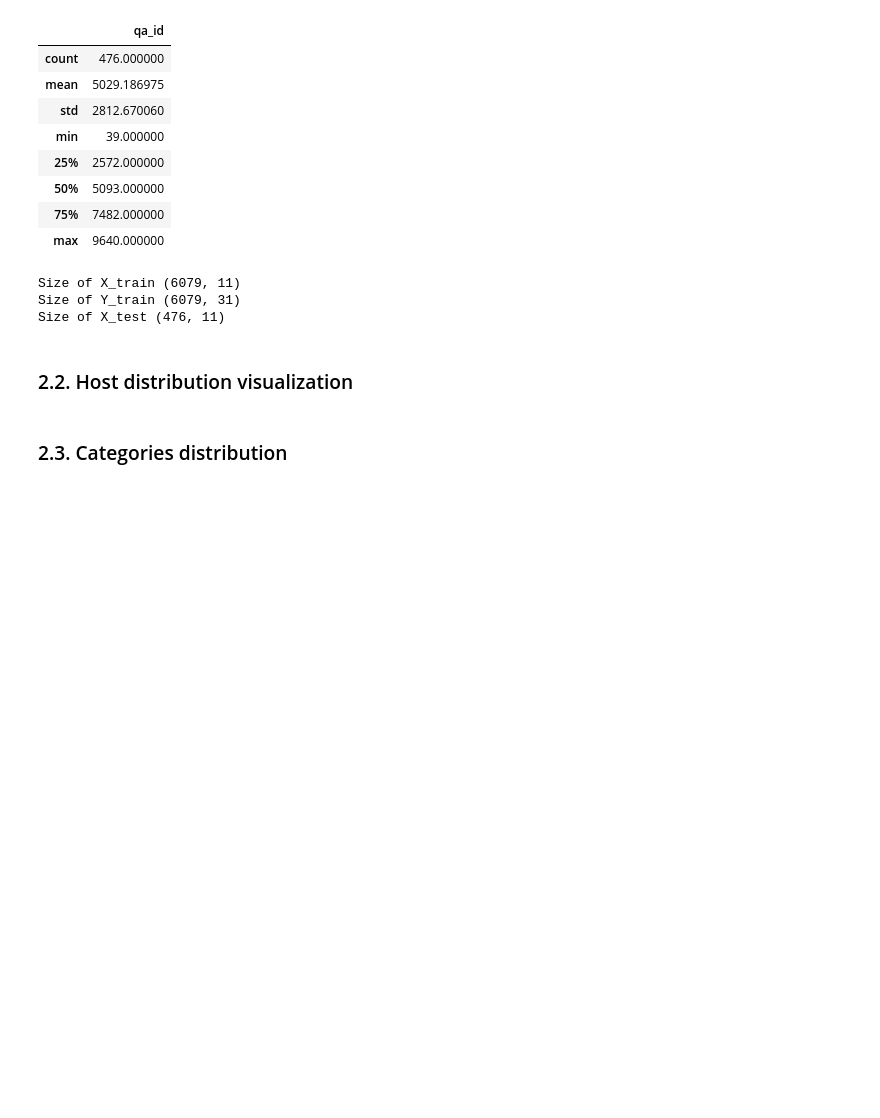
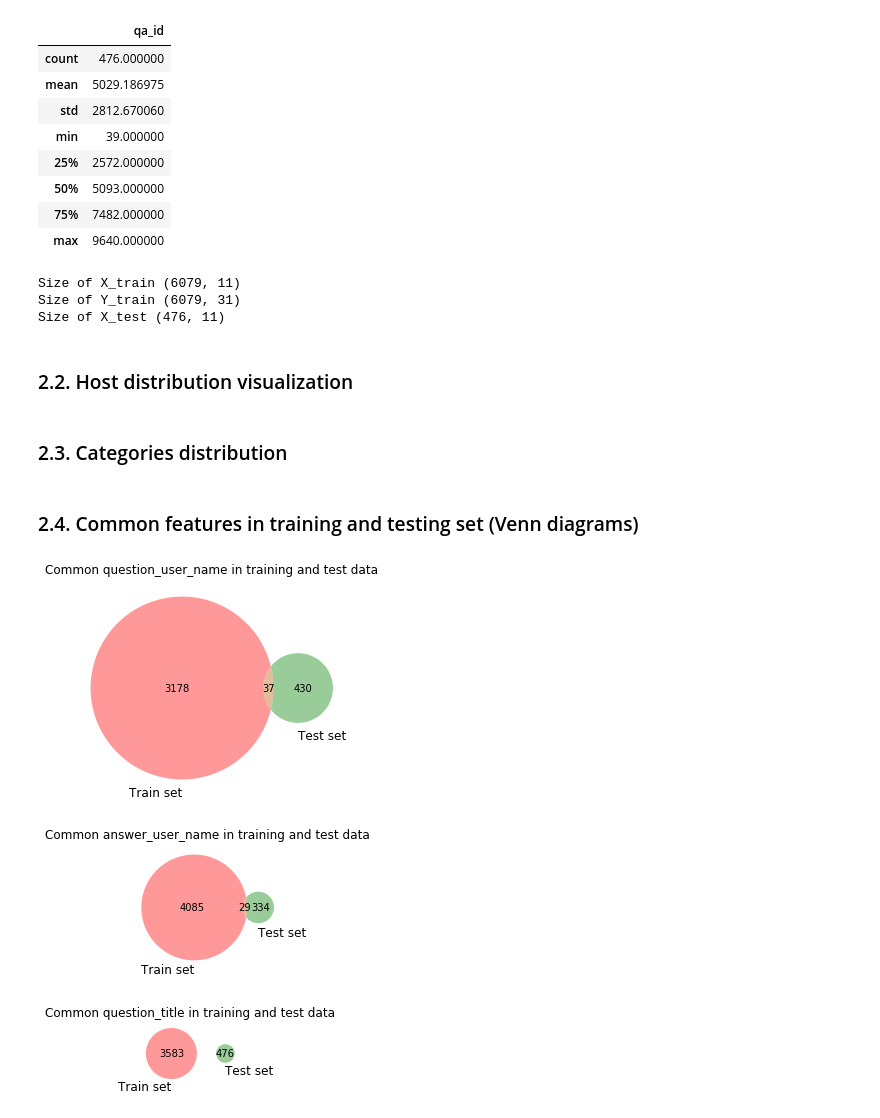
Before and after one commit to szachovy/Google-QUEST-Q-A-Labeling, a Jupyter notebook: agent.ipynb, the cells around one changed output. Saved outputs shown, nothing was run; the diff lists cells and outputs as text; code cells hidden in the pictures; blank space fills up the shorter version.

Commit message:
duplicates with length impositions (plots)

```diff
--- a/agent.ipynb
+++ b/agent.ipynb
@@ -161,3 +162,13 @@ analysis.host_distribution(X_test_host_dist, 'Host data distribution on test dat
 analysis.categories_distribution(X_train['category'], 'X_train categories distribution barplot')
 # %%
 analysis.categories_distribution(X_test['category'], 'X_test categories distribution barplot')
+# %% [markdown]
+### 2.4. Common features in training and testing set (Venn diagrams)
+# %%
+analysis.venn_diagrams([X_train['question_user_name'], X_test['question_user_name']], 111, 'Common question_user_name in training and test data')
+analysis.venn_diagrams([X_train['answer_user_name'], X_test['answer_user_name']], 121, 'Common answer_user_name in training and test data')
+analysis.venn_diagrams([X_train['question_title'], X_test['question_title']], 131, 'Common question_title in training and test data')
+# %% [output]
+[figure, added]
+[figure, added]
+[figure, added]
```
Also changed, not shown: parts of 7 cells of this notebook, 2 other files.
